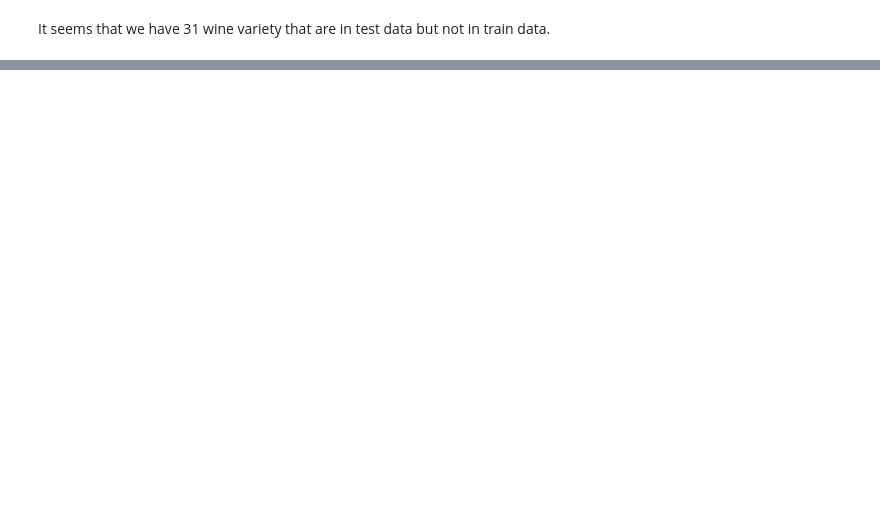
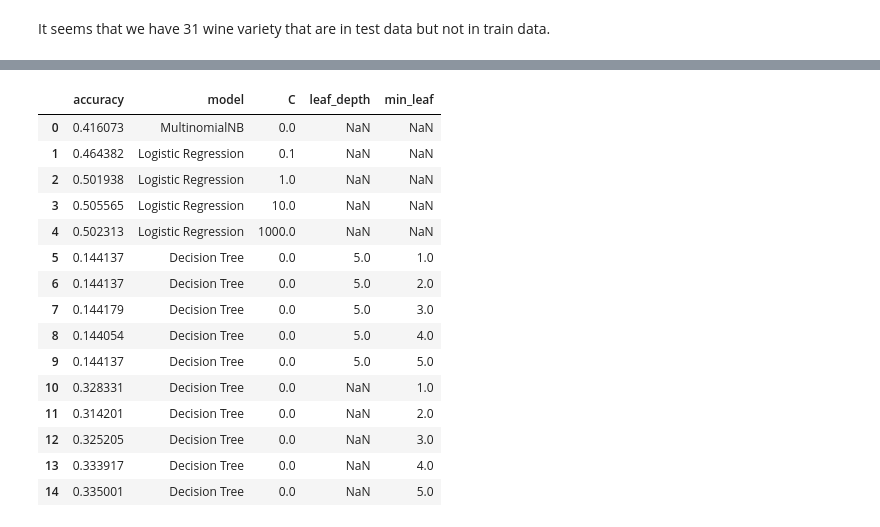
Before and after one commit to nt2462/Springboard---Capstone-Project-2, a Jupyter notebook: Capstone Project 2.ipynb, the cells around one changed output, grey strips where cells are left out. Drawn from its saved outputs; the diff is of its cells as text; code cells hidden in the pictures; blank space fills up the shorter version.

```diff
--- a/Capstone Project 2.ipynb
+++ b/Capstone Project 2.ipynb
@@ -700,0 +603,2 @@ next steps:
+# %%
+model_list = ['MultinomialNB','Logistic Regression','Decision Tree']
@@ -700,0 +613,19 @@ next steps:
+# %%
+accuracy_list = []
+C = [0.1,1,10,1000]
+depth = [5,None]
+min_leaf = [1,2,3,4,5]
+
+for model in model_list:
+    if model == 'MultinomialNB':
+        x = model_predict(MultinomialNB(),tfidf)
+        accuracy_list.append(x)
+    if model == 'Logistic Regression':
+        for c in C:
+            x = model_predict(LogisticRegression(C=c),tfidf)
+            accuracy_list.append(x)
+    if model == 'Decision Tree':
+        for dep in depth:
+            for leaf in min_leaf:
+                x = model_predict(DecisionTreeClassifier(min_samples_leaf=leaf,max_depth=dep),tfidf)
+                accuracy_list.append(x)
@@ -700,0 +650,28 @@ next steps:
+# %%
+temp_df = pd.DataFrame({'accuracy':accuracy_list})
+# %%
+temp_df['model']=['MultinomialNB','Logistic Regression','Logistic Regression','Logistic Regression',
+                 'Logistic Regression','Decision Tree','Decision Tree','Decision Tree','Decision Tree','Decision Tree',
+                 'Decision Tree','Decision Tree','Decision Tree','Decision Tree','Decision Tree']
+temp_df['C']=[0,0.1,1,10,1000,0,0,0,0,0,0,0,0,0,0]
+temp_df['leaf_depth'] = [None,None,None,None,None,5,5,5,5,5,None,None,None,None,None]
+temp_df['min_leaf'] = [None,None,None,None,None,1,2,3,4,5,1,2,3,4,5]
+# %%
+temp_df
+# %% [output]
+|  | accuracy | model | C | leaf_depth | min_leaf |
+| 0 | 0.416073 | MultinomialNB | 0.0 | NaN | NaN |
+| 1 | 0.464382 | Logistic Regression | 0.1 | NaN | NaN |
+| 2 | 0.501938 | Logistic Regression | 1.0 | NaN | NaN |
+| 3 | 0.505565 | Logistic Regression | 10.0 | NaN | NaN |
+| 4 | 0.502313 | Logistic Regression | 1000.0 | NaN | NaN |
+| 5 | 0.144137 | Decision Tree | 0.0 | 5.0 | 1.0 |
+| 6 | 0.144137 | Decision Tree | 0.0 | 5.0 | 2.0 |
+| 7 | 0.144179 | Decision Tree | 0.0 | 5.0 | 3.0 |
+| 8 | 0.144054 | Decision Tree | 0.0 | 5.0 | 4.0 |
+| 9 | 0.144137 | Decision Tree | 0.0 | 5.0 | 5.0 |
+| 10 | 0.328331 | Decision Tree | 0.0 | NaN | 1.0 |
+| 11 | 0.314201 | Decision Tree | 0.0 | NaN | 2.0 |
+| 12 | 0.325205 | Decision Tree | 0.0 | NaN | 3.0 |
+| 13 | 0.333917 | Decision Tree | 0.0 | NaN | 4.0 |
+| 14 | 0.335001 | Decision Tree | 0.0 | NaN | 5.0 |
```
Also changed, not shown: parts of 80 cells of this notebook.
